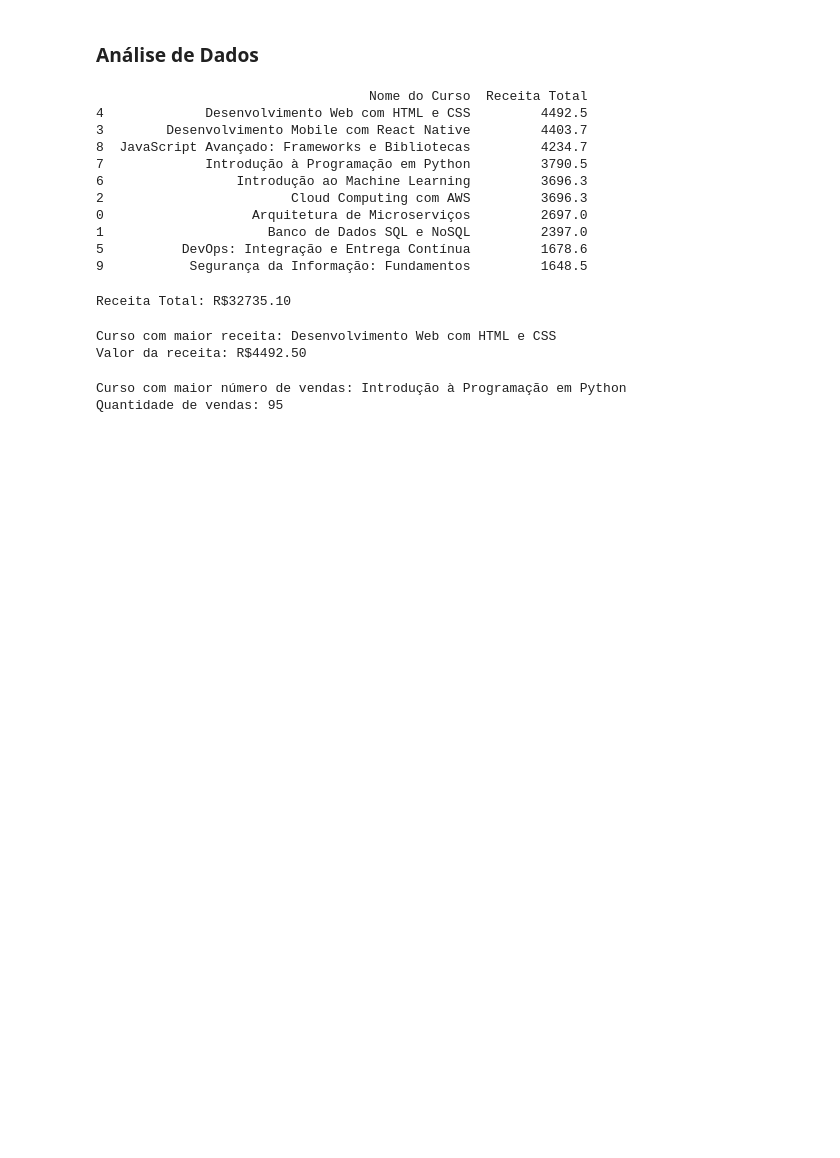
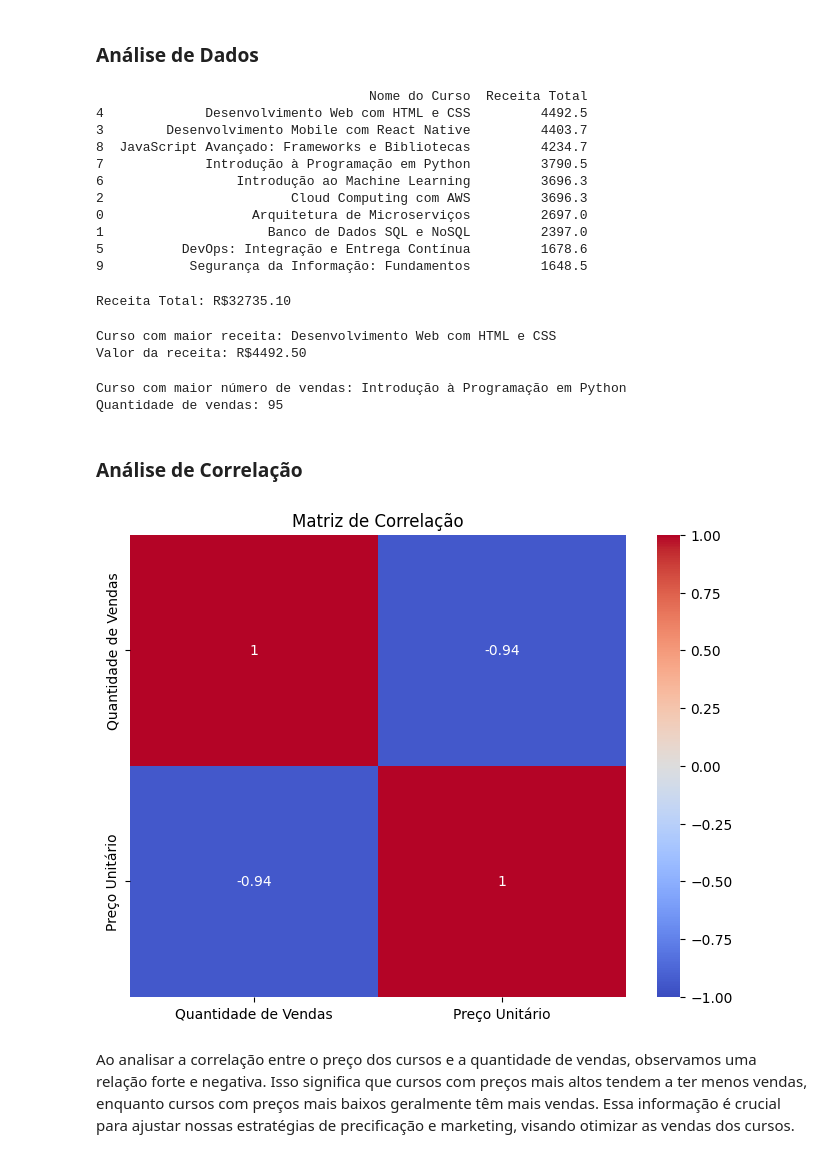
Before and after one commit to NatashaB-randao/TrilhaDadosJR-JUN15, a Jupyter notebook: análise.ipynb, the cells around one changed output. Cells and saved outputs as stored; diff of their text form; code cells hidden in the pictures; blank space fills up the shorter version.

Commit message:
Adiciona análise de correlação entre preço e vendas de cursos
Realizei uma análise de correlação no dataset usando o df_agrupado, destacando a relação significativa e negativa entre o preço dos cursos e a quantidade de vendas. Esta análise é crucial para ajustar estratégias de precificação e marketing visando otimizar as vendas dos cursos.

```diff
--- a/análise.ipynb
+++ b/análise.ipynb
@@ -239,3 +239,36 @@ fig.update_layout(width=1000, height=600)
 
 # Exibir o gráfico
 fig.show()
+# %% [markdown]
+### Análise de Correlação
+# %%
+# Dados do df_agrupado
+df_agrupado = pd.DataFrame({
+    'Nome do Curso': [
+        'Desenvolvimento Web com HTML e CSS',
+        'Desenvolvimento Mobile com React Native',
+        'JavaScript Avançado: Frameworks e Bibliotecas',
+        'Introdução à Programação em Python',
+        'Introdução ao Machine Learning',
+        'Cloud Computing com AWS',
+        'Arquitetura de Microserviços',
+        'Banco de Dados SQL e NoSQL',
+        'DevOps: Integração e Entrega Contínua',
+        'Segurança da Informação: Fundamentos'
+    ],
+    'Quantidade de Vendas': [75, 63, 53, 95, 37, 37, 30, 30, 14, 15],
+    'Preço Unitário': [59.9, 69.9, 79.9, 39.9, 99.9, 99.9, 89.9, 79.9, 119.9, 109.9]
+})
+
+# Calcular a matriz de correlação
+correlation_matrix = df_agrupado[['Quantidade de Vendas', 'Preço Unitário']].corr()
+
+# Plotar a matriz de correlação
+plt.figure(figsize=(8, 6))
+sns.heatmap(correlation_matrix, annot=True, cmap='coolwarm', vmin=-1, vmax=1)
+plt.title('Matriz de Correlação')
+plt.show()
+# %% [output]
+[figure, added]
+# %% [markdown]
+Ao analisar a correlação entre o preço dos cursos e a quantidade de vendas, observamos uma relação forte e negativa. Isso significa que cursos com preços mais altos tendem a ter menos vendas, enquanto cursos com preços mais baixos geralmente têm mais vendas. Essa informação é crucial para ajustar nossas estratégias de precificação e marketing, visando otimizar as vendas dos cursos.
```
